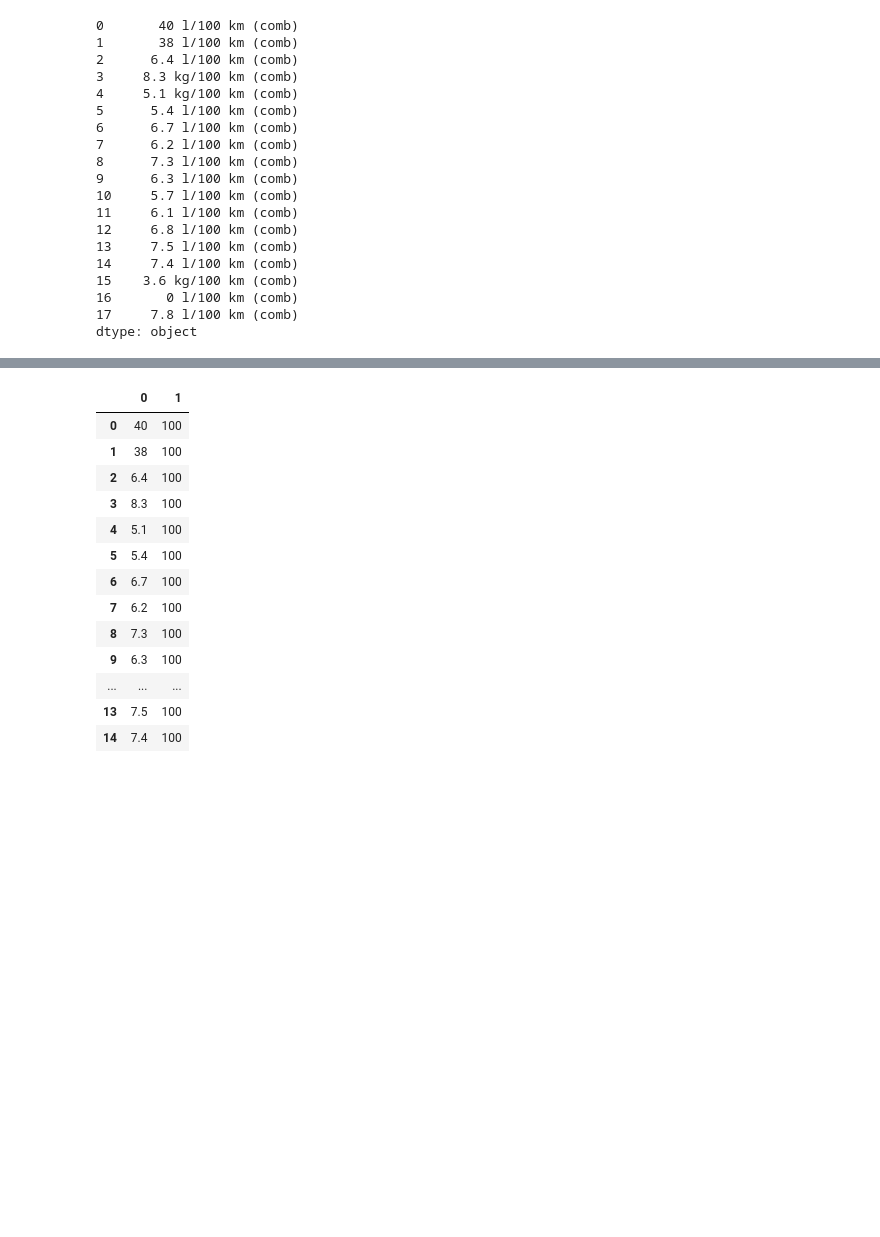
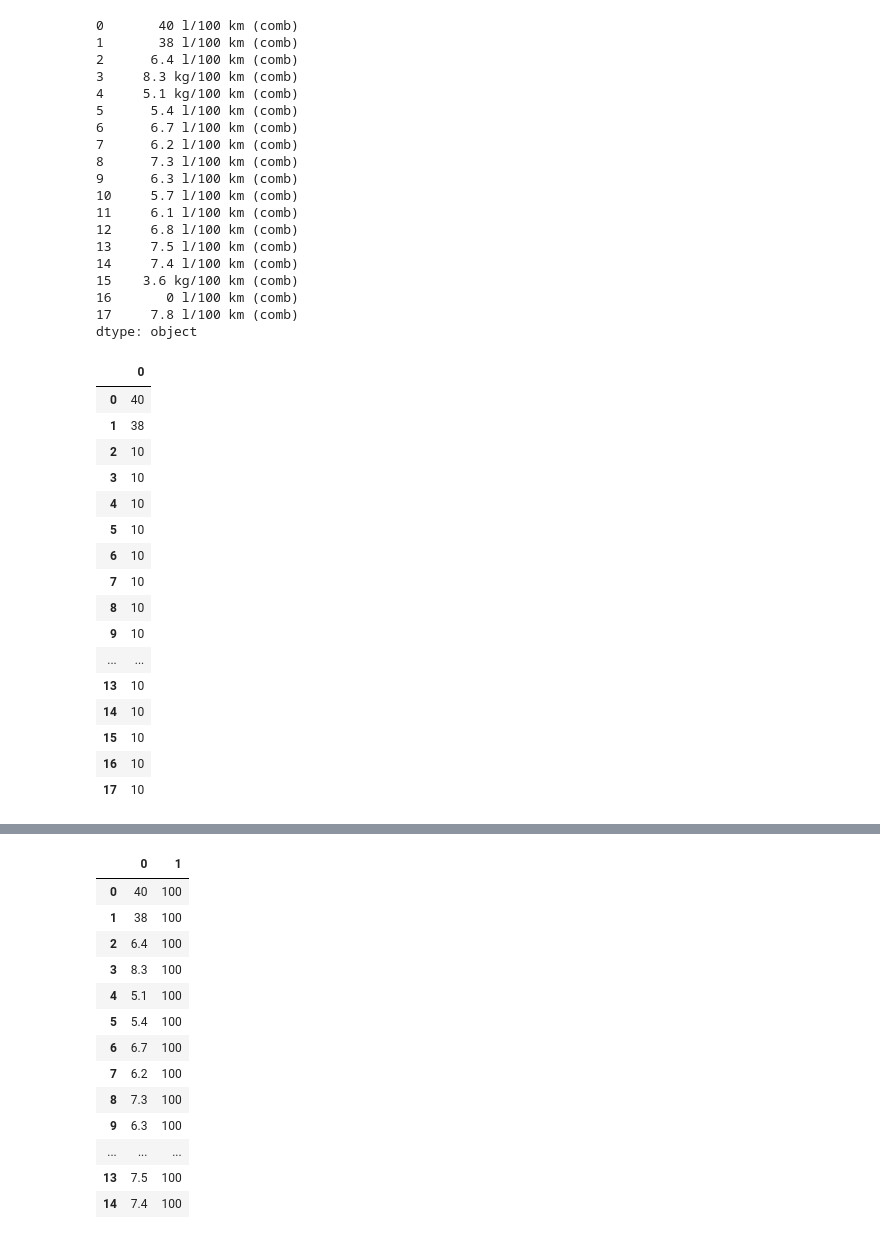
Before and after one commit to MevlutYildiz77/Numpy, a Jupyter notebook: regex.ipynb, the cells around one changed output, grey strips where cells are left out. Drawn from its saved outputs; the diff is of its cells as text; code cells hidden in the pictures; blank space fills up the shorter version.

```diff
--- a/regex.ipynb
+++ b/regex.ipynb
@@ -188,4 +289,24 @@ s
 16       0 l/100 km (comb)
 17     7.8 l/100 km (comb)
 dtype: object
+# %%
+s.str.extract('(\d\d)')
+# %% [output]
+|  | 0 |
+| 0 | 40 |
+| 1 | 38 |
+| 2 | 10 |
+| 3 | 10 |
+| 4 | 10 |
+| 5 | 10 |
+| 6 | 10 |
+| 7 | 10 |
+| 8 | 10 |
+| 9 | 10 |
+| ... | ... |
+| 13 | 10 |
+| 14 | 10 |
+| 15 | 10 |
+| 16 | 10 |
+| 17 | 10 |
 # %%
```
Also changed, not shown: parts of 32 cells of this notebook.
